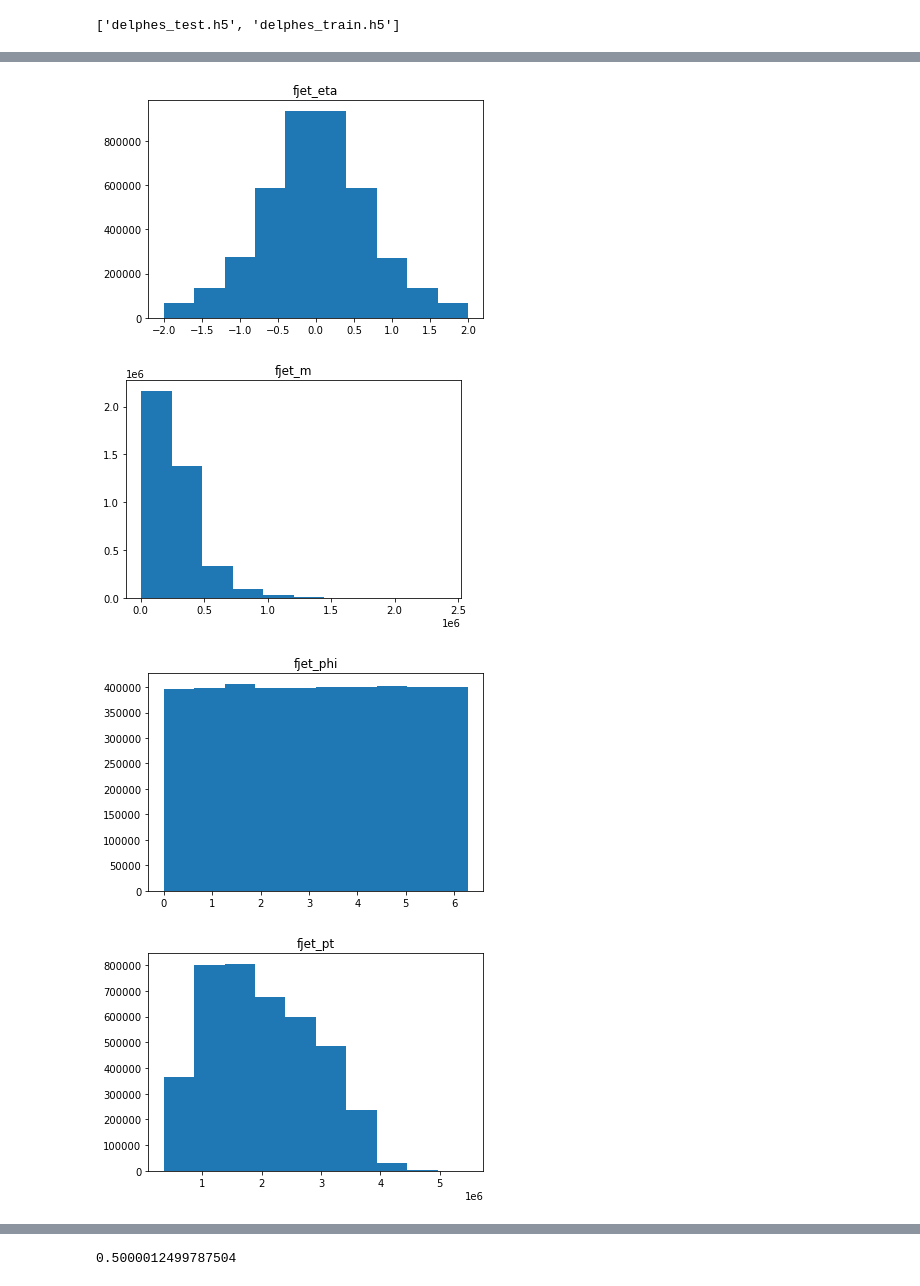
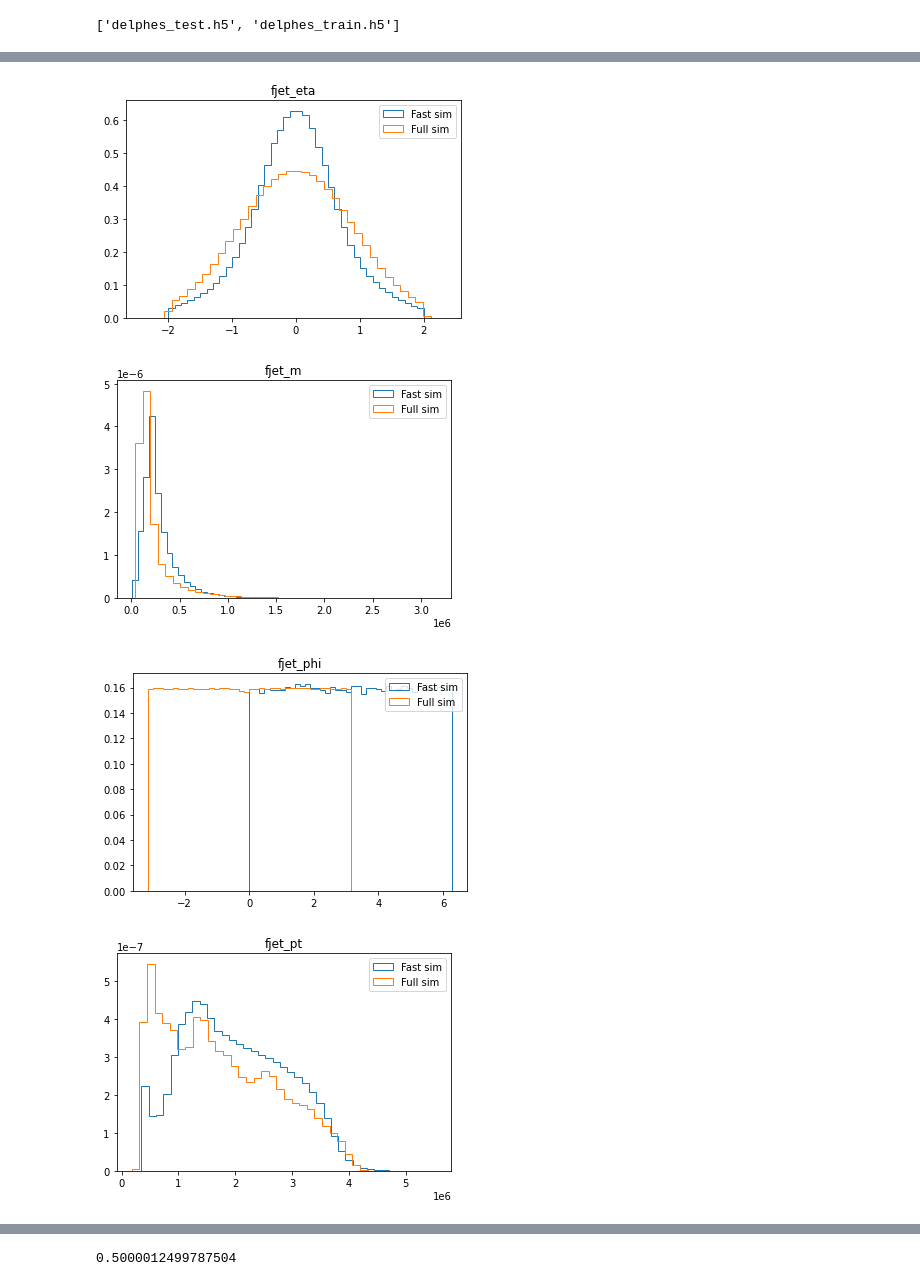
Before and after one commit to evilpegasus/transfer-learning, a Jupyter notebook: eda.ipynb, the cells around one changed output, grey strips where cells are left out. Drawn from its saved outputs; the diff is of its cells as text; code cells hidden in the pictures.

```diff
--- a/eda.ipynb
+++ b/eda.ipynb
@@ -21,5 +10,6 @@ os.listdir("/clusterfs/ml4hep/mfong/transfer_learning/")
 ['delphes_test.h5', 'delphes_train.h5']
 # %%
 f = h5py.File('/clusterfs/ml4hep/mfong/transfer_learning/delphes_train.h5', 'r')
+f_full = h5py.File("/global/ml4hep/spss/mfong/transfer_learning/train.h5", 'r')
 # %%
 # try ignoring E, use just eta phi pt
@@ -60,10 +33,13 @@ plt.hist(a.mean(axis=1))
 # %%
 for k in list(f.keys())[4:]:
-    plt.hist(f[k])
+    plt.hist(f[k][:], bins=40, alpha=1, label="Fast sim", histtype="step", density=True);
+    plt.hist(f_full[k][:], bins=40, alpha=1, label="Full sim", histtype="step", density=True);
     plt.title(k)
+    plt.legend()
+    plt.savefig("output/" + k + ".png")
     plt.show()
 # %% [output]
-[figure, old version]
+[figure, new version]
-[figure, old version]
+[figure, new version]
-[figure, old version]
+[figure, new version]
-[figure, old version]
+[figure, new version]
```
Also changed, not shown: parts of 10 cells of this notebook, 9 other files.
